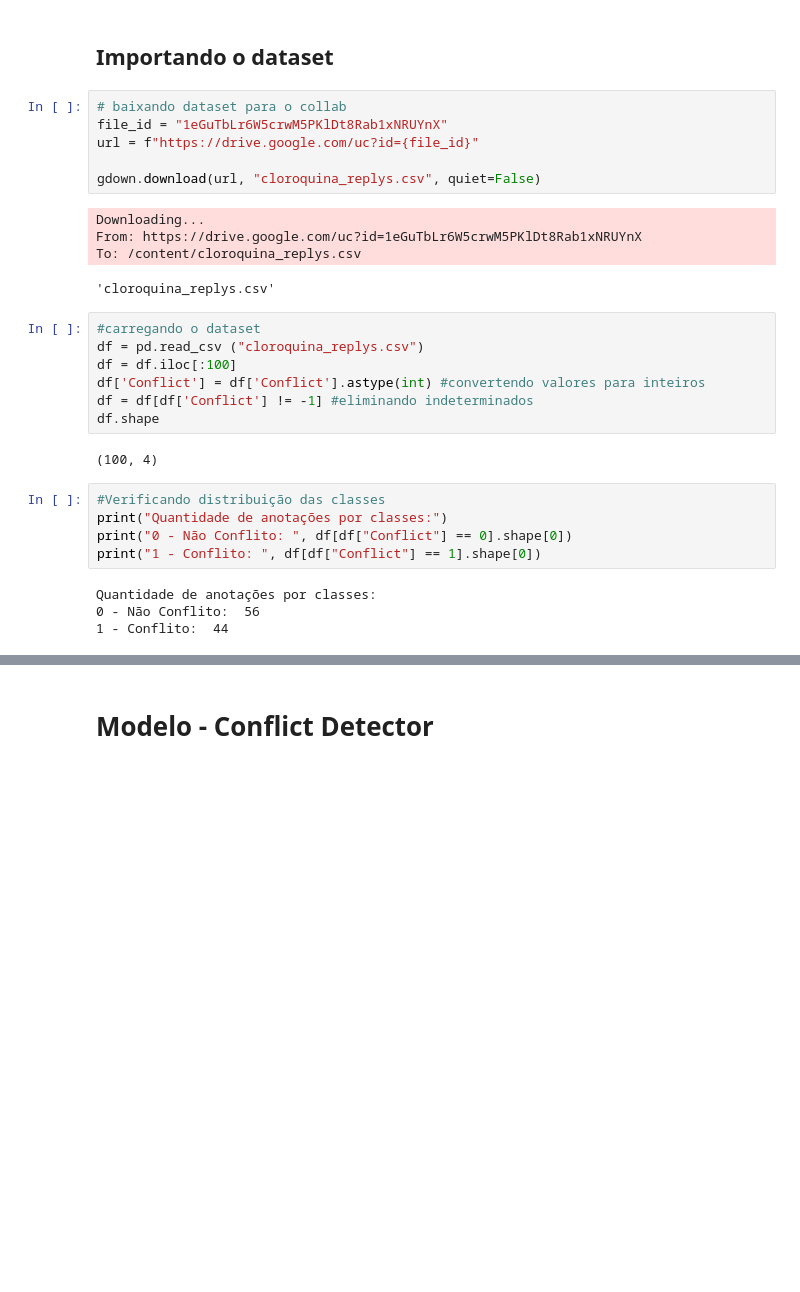
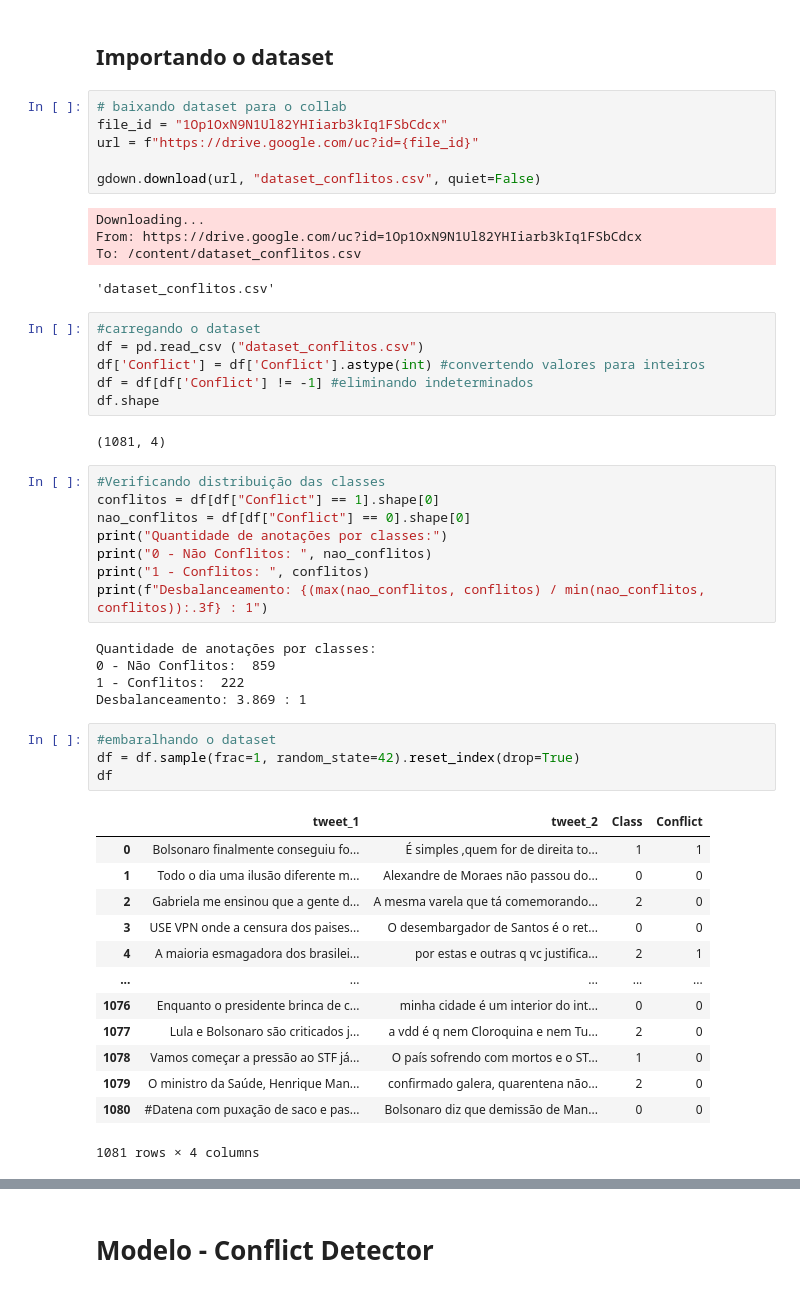
Before and after one commit to caiocardosost/RiftSense, a Jupyter notebook: notebooks/Classificador/RiftSense_BERTimbau.ipynb, the cells around one changed output, grey strips where cells are left out. Saved outputs shown, nothing was run; the diff lists cells and outputs as text; blank space fills up the shorter version.

```diff
--- a/notebooks/Classificador/RiftSense_BERTimbau.ipynb
+++ b/notebooks/Classificador/RiftSense_BERTimbau.ipynb
@@ -193,30 +220,51 @@ Notes:
 ## **Importando o dataset**
 # %%
 # baixando dataset para o collab
-file_id = "1eGuTbLr6W5crwM5PKlDt8Rab1xNRUYnX"
+file_id = "1Op1OxN9N1Ul82YHIiarb3kIq1FSbCdcx"
 url = f"https://drive.google.com/uc?id={file_id}"
 
-gdown.download(url, "cloroquina_replys.csv", quiet=False)
+gdown.download(url, "dataset_conflitos.csv", quiet=False)
 # %% [output]
 Downloading...
-From: https://drive.google.com/uc?id=1eGuTbLr6W5crwM5PKlDt8Rab1xNRUYnX
-To: /content/cloroquina_replys.csv
+From: https://drive.google.com/uc?id=1Op1OxN9N1Ul82YHIiarb3kIq1FSbCdcx
+To: /content/dataset_conflitos.csv
-'cloroquina_replys.csv'
+'dataset_conflitos.csv'
 # %%
 #carregando o dataset
-df = pd.read_csv ("cloroquina_replys.csv")
-df = df.iloc[:100]
+df = pd.read_csv ("dataset_conflitos.csv")
 df['Conflict'] = df['Conflict'].astype(int) #convertendo valores para inteiros
 df = df[df['Conflict'] != -1] #eliminando indeterminados
 df.shape
 # %% [output]
-(100, 4)
+(1081, 4)
 # %%
 #Verificando distribuição das classes
+conflitos = df[df["Conflict"] == 1].shape[0]
+nao_conflitos = df[df["Conflict"] == 0].shape[0]
 print("Quantidade de anotações por classes:")
-print("0 - Não Conflito: ", df[df["Conflict"] == 0].shape[0])
-print("1 - Conflito: ", df[df["Conflict"] == 1].shape[0])
+print("0 - Não Conflitos: ", nao_conflitos)
+print("1 - Conflitos: ", conflitos)
+print(f"Desbalanceamento: {(max(nao_conflitos, conflitos) / min(nao_conflitos, conflitos)):.3f} : 1")
 # %% [output]
 Quantidade de anotações por classes:
-0 - Não Conflito:  56
-1 - Conflito:  44
+0 - Não Conflitos:  859
+1 - Conflitos:  222
+Desbalanceamento: 3.869 : 1
+# %%
+#embaralhando o dataset
+df = df.sample(frac=1, random_state=42).reset_index(drop=True)
+df
+# %% [output]
+|  | tweet_1 | tweet_2 | Class | Conflict |
+| 0 | Bolsonaro finalmente conseguiu fo... | É simples ,quem for de direita to... | 1 | 1 |
+| 1 | Todo o dia uma ilusão diferente m... | Alexandre de Moraes não passou do... | 0 | 0 |
+| 2 | Gabriela me ensinou que a gente d... | A mesma varela que tá comemorando... | 2 | 0 |
+| 3 | USE VPN onde a censura dos paises... | O desembargador de Santos é o ret... | 0 | 0 |
+| 4 | A maioria esmagadora dos brasilei... | por estas e outras q vc justifica... | 2 | 1 |
+| ... | ... | ... | ... | ... |
+| 1076 | Enquanto o presidente brinca de c... | minha cidade é um interior do int... | 0 | 0 |
+| 1077 | Lula e Bolsonaro são criticados j... | a vdd é q nem Cloroquina e nem Tu... | 2 | 0 |
+| 1078 | Vamos começar a pressão ao STF já... | O país sofrendo com mortos e o ST... | 1 | 0 |
+| 1079 | O ministro da Saúde, Henrique Man... | confirmado galera, quarentena não... | 2 | 0 |
+| 1080 | #Datena com puxação de saco e pas... | Bolsonaro diz que demissão de Man... | 0 | 0 |
+1081 rows × 4 columns
```
Also changed, not shown: parts of 19 cells of this notebook, 2 other files.
